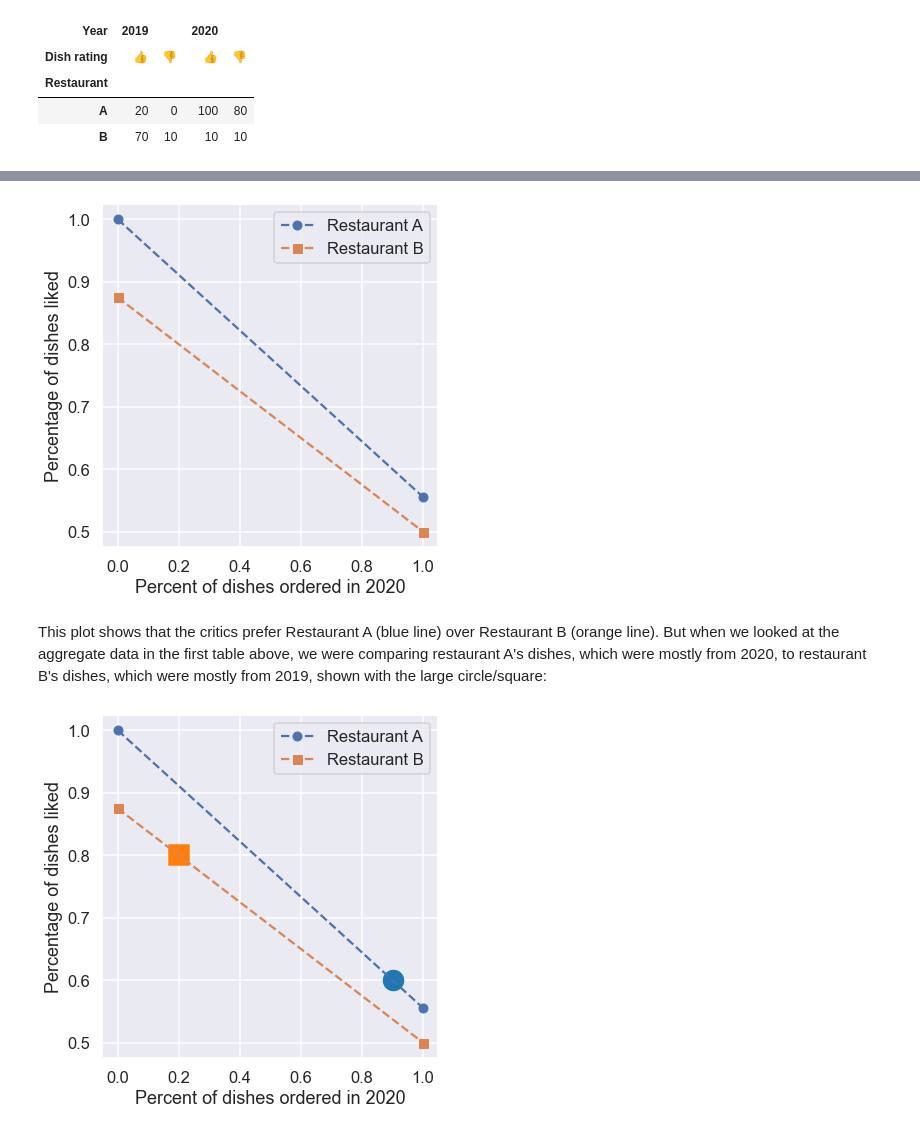
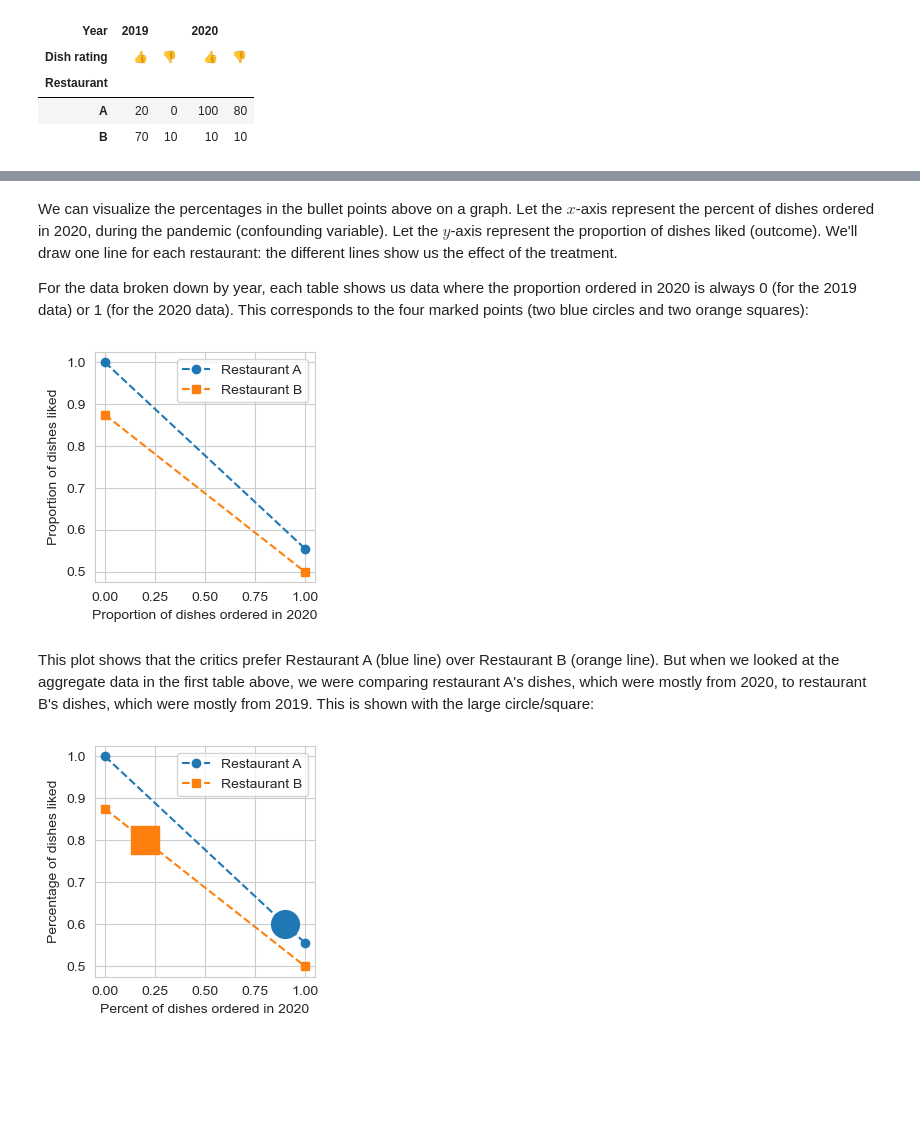
Before and after one commit to ds-102/ds-102-book, a Jupyter notebook: ds-102-book/content/chapters/04/01_association_correlation_causation.ipynb, the cells around one changed output, grey strips where cells are left out. Drawn from its saved outputs; the diff is of its cells as text; code cells hidden in the pictures; blank space fills up the shorter version.

```diff
--- a/ds-102-book/content/chapters/04/01_association_correlation_causation.ipynb
+++ b/ds-102-book/content/chapters/04/01_association_correlation_causation.ipynb
@@ -107,40 +117,37 @@ We can visualize the percentages in the bullet points above on a graph. Let the
+# %% [markdown]
+We can visualize the percentages in the bullet points above on a graph. Let the $x$-axis represent the percent of dishes ordered in 2020, during the pandemic (confounding variable). Let the $y$-axis represent the proportion of dishes liked (outcome). We'll draw one line for each restaurant: the different lines show us the effect of the treatment.
+
+For the data broken down by year, each table shows us data where the proportion ordered in 2020 is always 0 (for the 2019 data) or 1 (for the 2020 data). This corresponds to the four marked points (two blue circles and two orange squares):
 # %%
-import seaborn as sns
-import matplotlib.pyplot as plt
+f, ax = plt.subplots(1, 1, figsize=(3, 3))
+ax.plot([0, 1], [20/20, 100/180], marker='o', ls='--', label="Restaurant A")
+ax.plot([0, 1], [70/80, 10/20], marker='s', ls='--', label="Restaurant B")
 
-sns.set()
-sns.set_context('talk')
-
-plt.figure(figsize=(6, 6))
-plt.plot([0, 1], [20/20, 100/180], marker='o', ls='--', label="Restaurant A")
-plt.plot([0, 1], [70/80, 10/20], marker='s', ls='--', label="Restaurant B")
-
-plt.legend()
-plt.xlabel("Percent of dishes ordered in 2020")
-plt.ylabel("Percentage of dishes liked")
+ax.legend()
+ax.set_xlabel("Proportion of dishes ordered in 2020")
+ax.set_ylabel("Proportion of dishes liked")
 
 plt.tight_layout()
 # %% [output]
-[figure, old version]
+[figure, new version]
 # %% [markdown]
-This plot shows that the critics prefer Restaurant A (blue line) over Restaurant B (orange line). But when we looked at the aggregate data in the first table above, we were comparing restaurant A's dishes, which were mostly from 2020, to restaurant B's dishes, which were mostly from 2019, shown with the large circle/square:
+This plot shows that the critics prefer Restaurant A (blue line) over Restaurant B (orange line). But when we looked at the aggregate data in the first table above, we were comparing restaurant A's dishes, which were mostly from 2020, to restaurant B's dishes, which were mostly from 2019. This is shown with the large circle/square:
 # %%
-plt.figure(figsize=(6, 6))
-plt.plot([0, 1], [20/20, 100/180], marker='o', ls='--', label="Restaurant A")
-plt.plot([0, 1], [70/80, 10/20], marker='s', ls='--', label="Restaurant B")
+f, ax = plt.subplots(1, 1, figsize=(3, 3))
+ax.plot([0, 1], [20/20, 100/180], marker='o', ls='--', label="Restaurant A")
+ax.plot([0, 1], [70/80, 10/20], marker='s', ls='--', label="Restaurant B")
 
-plt.legend()
-plt.xlabel("Percent of dishes ordered in 2020")
-plt.ylabel("Percentage of dishes liked")
+ax.legend()
+
+ax.scatter(.9, .6, marker='o', s=400, color='tab:blue')
+ax.scatter(.2, .8, marker='s', s=400, color='tab:orange')
+
+ax.set_xlabel("Percent of dishes ordered in 2020")
+ax.set_ylabel("Percentage of dishes liked")
 
 plt.tight_layout()
-plt.savefig('baker-kramer.png')
-
-plt.scatter(.9, .6, marker='o', s=400, color='tab:blue')
-plt.scatter(.2, .8, marker='s', s=400, color='tab:orange')
-plt.tight_layout()
 # %% [output]
-[figure, old version]
+[figure, new version]
 # %% [markdown]
 This plot is called a Baker-Kramer (or B-K) plot: it highlights that even though Restaurant A is better than Restaurant B, the confounding effect of the year makes Restaurant A look much worse.
 
```
Also changed, not shown: parts of 21 cells of this notebook, 17 other files.
